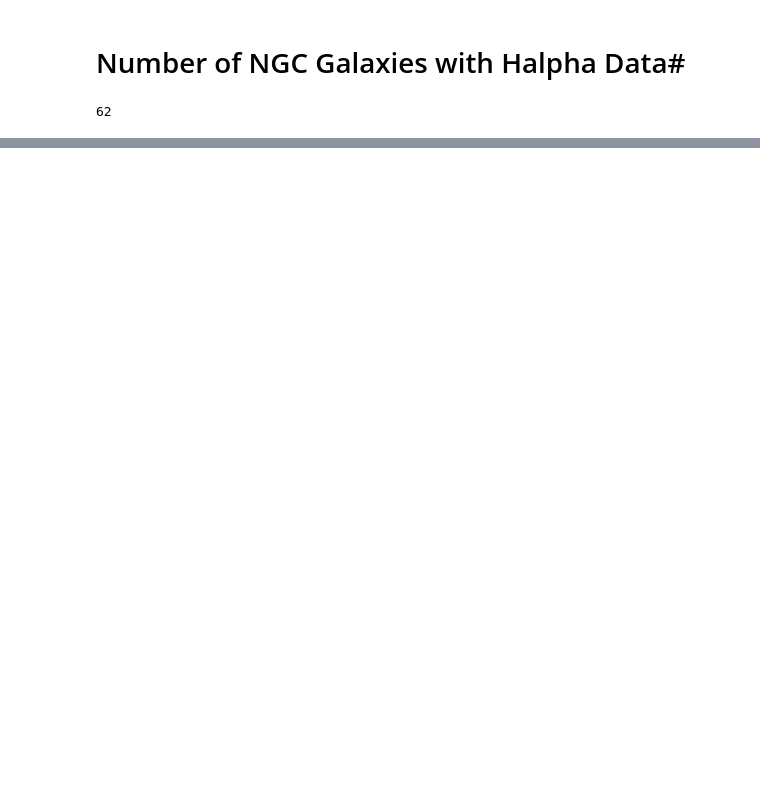
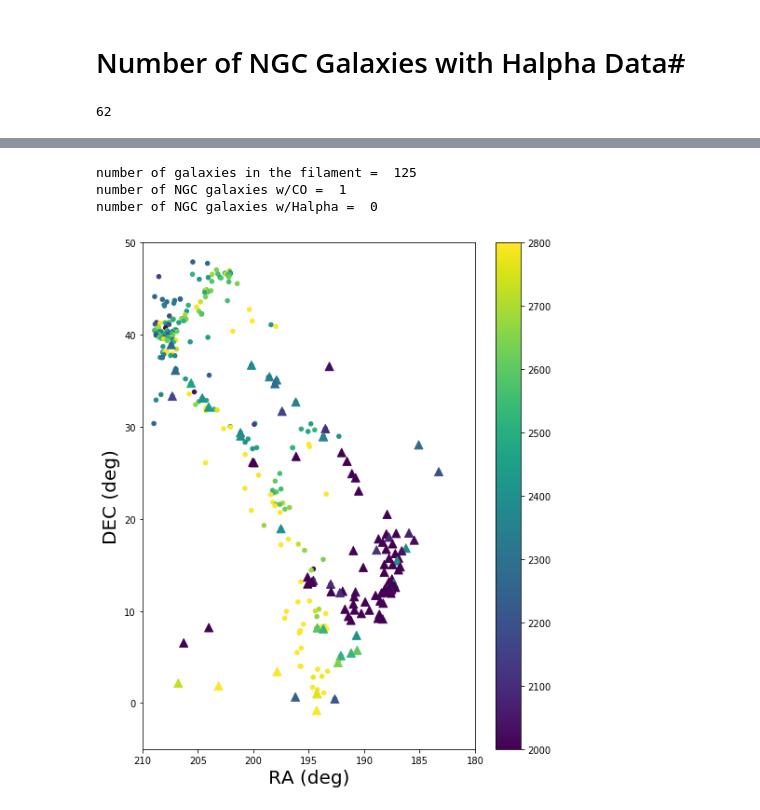
Before and after one commit to rfinn/Virgo, a Jupyter notebook: notebooks/NGCfilament.ipynb, the cells around one changed output, grey strips where cells are left out. Cells and saved outputs as stored; diff of their text form; code cells hidden in the pictures; blank space fills up the shorter version.

```diff
--- a/notebooks/NGCfilament.ipynb
+++ b/notebooks/NGCfilament.ipynb
@@ -107,0 +136,35 @@ Text(0, 0.5, 'DEC (deg)')
+# %%
+envtab = Table.read(tabledir+'vf_north_v0_main_env_prop_H0_74_0.fits')
+# %%
+xflag = (envtab['SGX'] > -16.04) & (envtab['SGX'] < 4.23)
+yflag = (envtab['SGY'] > 21.71) & (envtab['SGY'] < 26.53)
+zflag = (envtab['SGZ'] > -1.19) & (envtab['SGZ'] < 8.92)
+filament2 = xflag & yflag & zflag
+# %%
+print('number of galaxies in the filament = ',sum(filament2))
+print('number of NGC galaxies w/CO = ',sum(filament2 & maintab['COflag']))
+print('number of NGC galaxies w/Halpha = ',sum(filament2 & hatab['haflag']))
+# %% [output]
+number of galaxies in the filament =  125
+number of NGC galaxies w/CO =  1
+number of NGC galaxies w/Halpha =  0
+# %%
+plt.figure(figsize=(8,10))
+plt.scatter(maintab['RA'][filament],maintab['DEC'][filament],c=maintab['vr'][filament],s=20,vmin=2000,vmax=2800,'RA/DEC')
+plt.scatter(maintab['RA'][filament2],maintab['DEC'][filament2],c=maintab['vr'][filament2],marker='^',s=80,vmin=2000,vmax=2800,'GL')
+#plt.scatter(maintab['RA'][ngchaflag],maintab['DEC'][ngchaflag],c=maintab['vr'][ngchaflag],s=50,alpha=.8,label='Halpha')
+## plot CO sources
+#flag = filament & maintab['COflag']
+#plt.plot(maintab['RA'][flag],maintab['DEC'][flag],'mD',markersize=12,mfc='None',alpha=1,label='CO')
+#flag = filament & maintab['A100flag']
+#plt.plot(maintab['RA'][flag],maintab['DEC'][flag],'bs',markersize=14,mfc='None',alpha=.4,label='A100')
+cb = plt.colorbar()
+#plt.legend()#label='vr (km/s)')
+plt.axis([180,210,-5,50])
+plt.gca().invert_xaxis()
+plt.xlabel('RA (deg)',fontsize=20)
+plt.ylabel('DEC (deg)',fontsize=20)
+#plt.ylim(20,50)
+plt.savefig('/home/rfinn/research/Virgo/plots/NGCfilament-GLcomparison.png')
+# %% [output]
+[figure, added]
```
Also changed, not shown: parts of 10 cells of this notebook.
